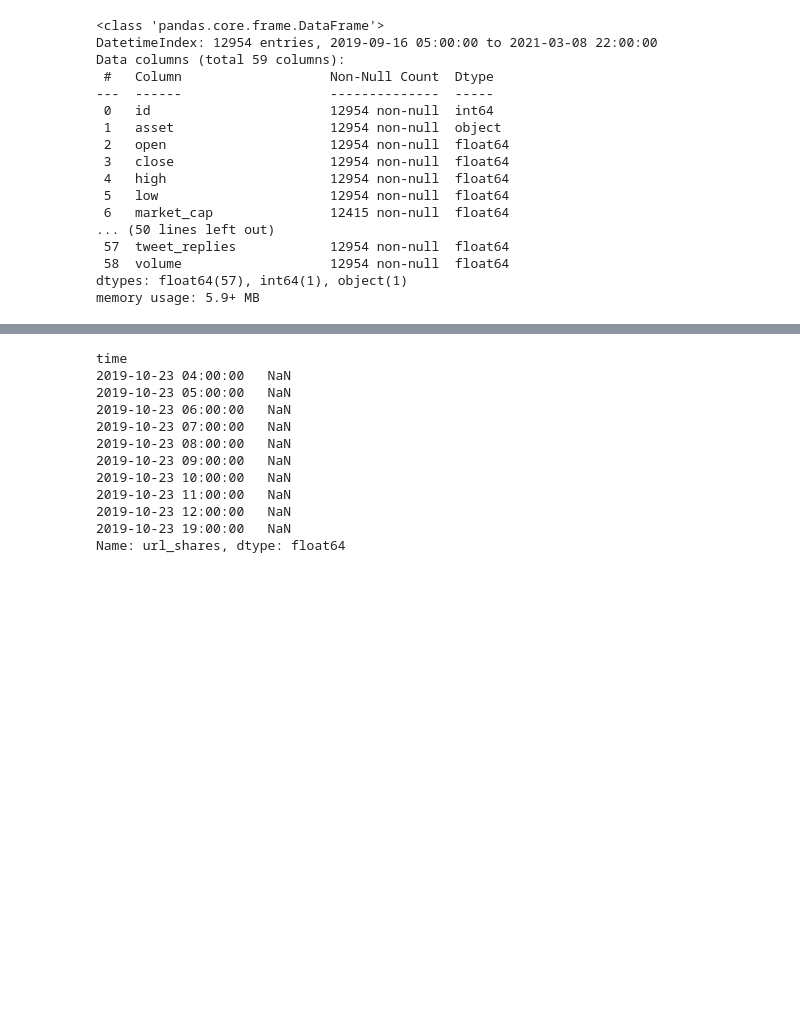
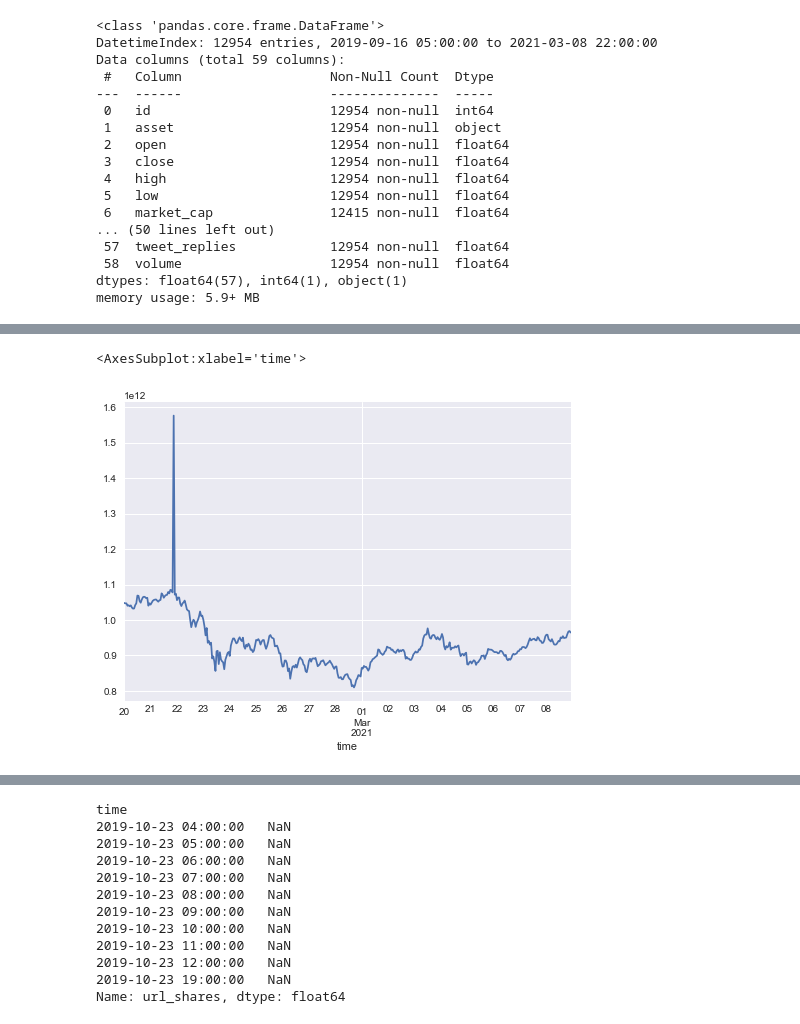
Before and after one commit to diogomatoschaves/MyCryptoBot, a Jupyter notebook: notebooks/Bitcoin Price Prediction Model.ipynb, the cells around one changed output, grey strips where cells are left out. Cells and saved outputs as stored; diff of their text form; code cells hidden in the pictures; blank space fills up the shorter version.

```diff
--- a/notebooks/Bitcoin Price Prediction Model.ipynb
+++ b/notebooks/Bitcoin Price Prediction Model.ipynb
@@ -89,0 +104,5 @@ memory usage: 5.9+ MB
+# %%
+df.market_cap.loc["Feb 20 2021":].plot()
+# %% [output]
+<AxesSubplot:xlabel='time'>
+[figure, added]
```
Also changed, not shown: parts of 5 cells of this notebook, 1 other file.
